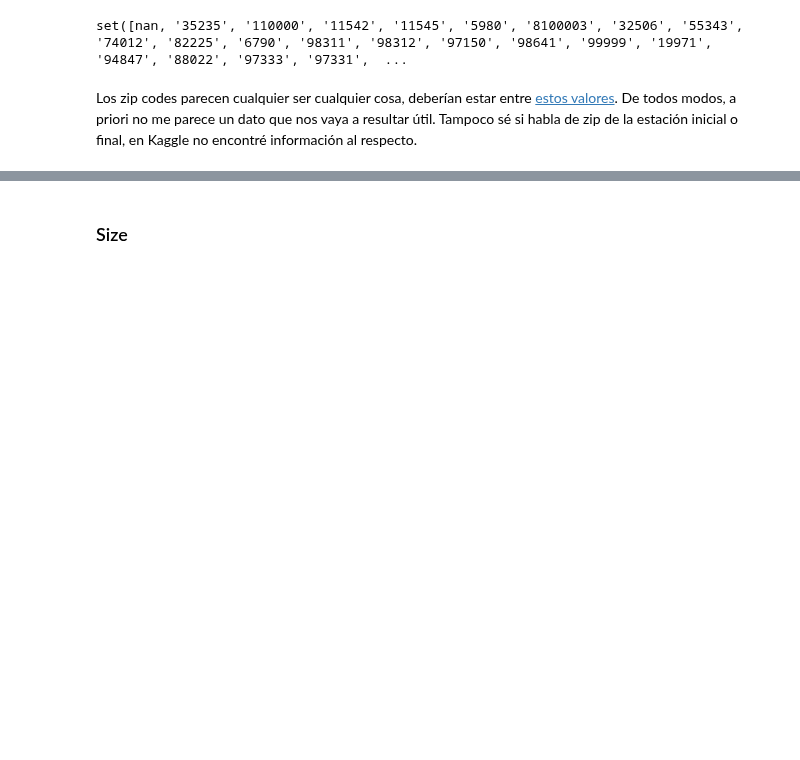
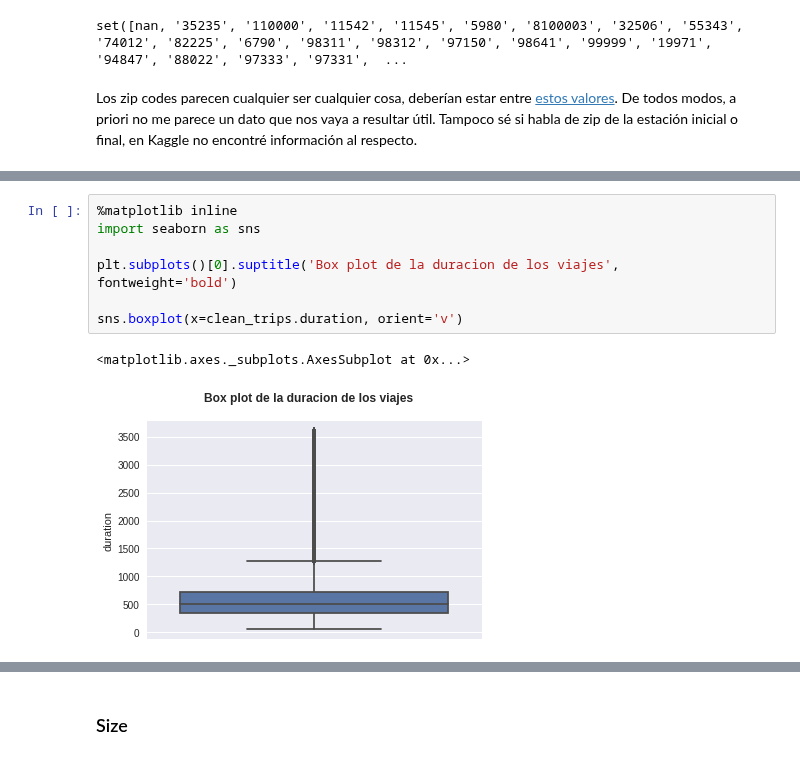
Before and after one commit to Azowyl/TP-Datos, a Jupyter notebook: Clean up data.ipynb, the cells around one changed output, grey strips where cells are left out. Drawn from its saved outputs; the diff is of its cells as text; blank space fills up the shorter version.

```diff
--- a/Clean up data.ipynb
+++ b/Clean up data.ipynb
@@ -214,0 +353,10 @@ Los zip codes parecen cualquier ser cualquier cosa, deberían estar entre [estos
+# %%
+%matplotlib inline
+import seaborn as sns
+
+plt.subplots()[0].suptitle('Box plot de la duracion de los viajes', fontweight='bold')
+
+sns.boxplot(x=clean_trips.duration, orient='v')
+# %% [output]
+<matplotlib.axes._subplots.AxesSubplot at 0x...>
+[figure, added]
```
Also changed, not shown: parts of 28 cells of this notebook.
